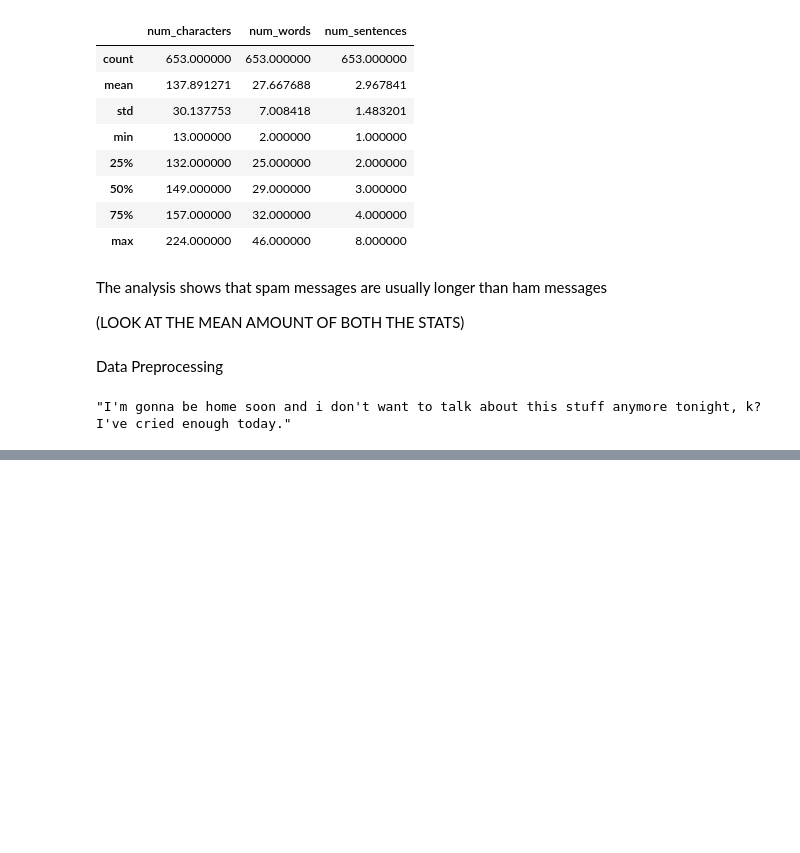
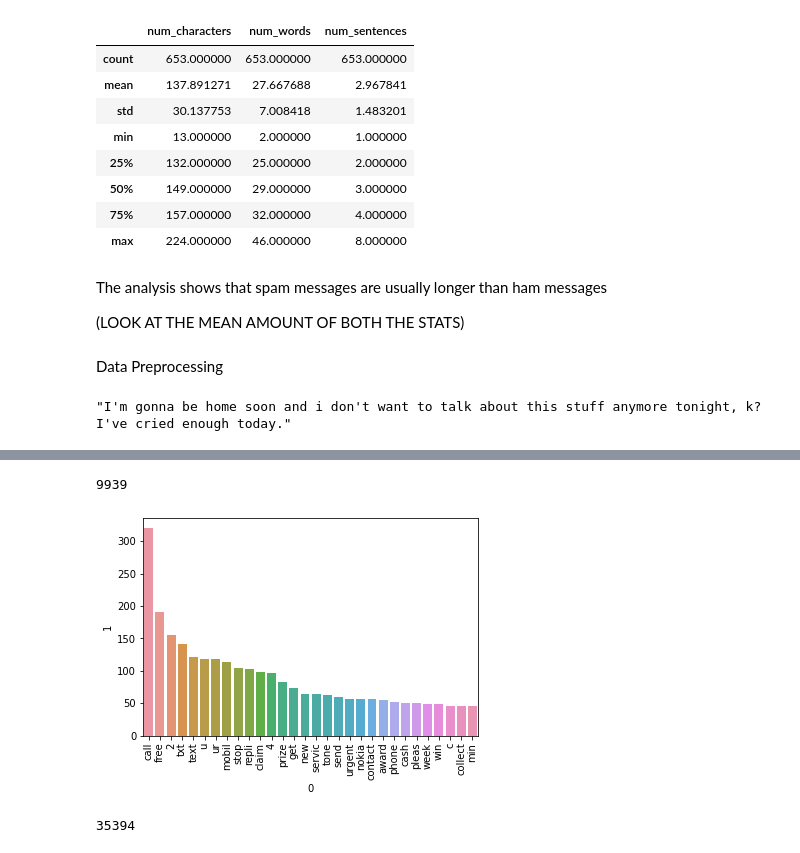
Before and after one commit to ZohaibR30/ISPROJ, a Jupyter notebook: main.ipynb, the cells around one changed output, grey strips where cells are left out. Drawn from its saved outputs; the diff is of its cells as text; code cells hidden in the pictures; blank space fills up the shorter version.

```diff
--- a/main.ipynb
+++ b/main.ipynb
@@ -247,0 +268,21 @@ df.head()
+# %%
+#extracting rows where target is 1 (spam) and then extracting transformed_text
+
+spam_corpus = []
+for msg in df[df['target'] == 1]['transformed_text'].tolist():
+    for word in msg.split():
+        spam_corpus.append(word)
+# %%
+len(spam_corpus)
+# %% [output]
+9939
+# %%
+#extracting most common 30 words from the spam corpus
+
+import seaborn as sns
+from collections import Counter
+sns.barplot(pd.DataFrame(Counter(spam_corpus).most_common(30))[0],pd.DataFrame(Counter(spam_corpus).most_common(30))[1])
+plt.xticks(rotation='vertical')
+plt.show()
+# %% [output]
+[figure, added]
@@ -247,0 +296,4 @@ df.head()
+# %%
+len(ham_corpus)
+# %% [output]
+35394
```
Also changed, not shown: parts of 13 cells of this notebook.
